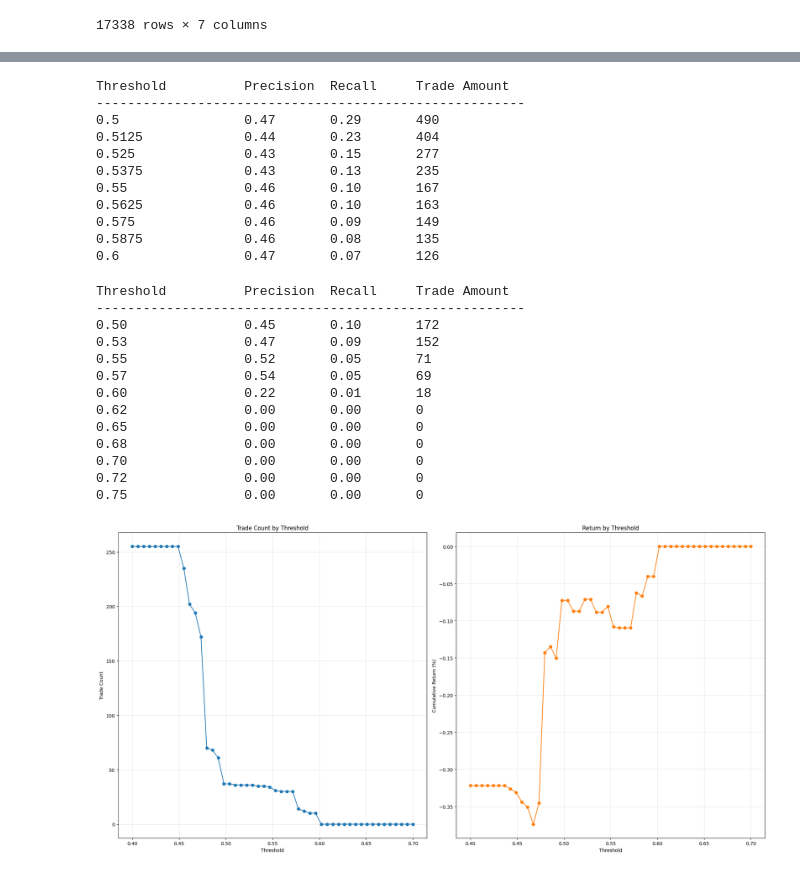
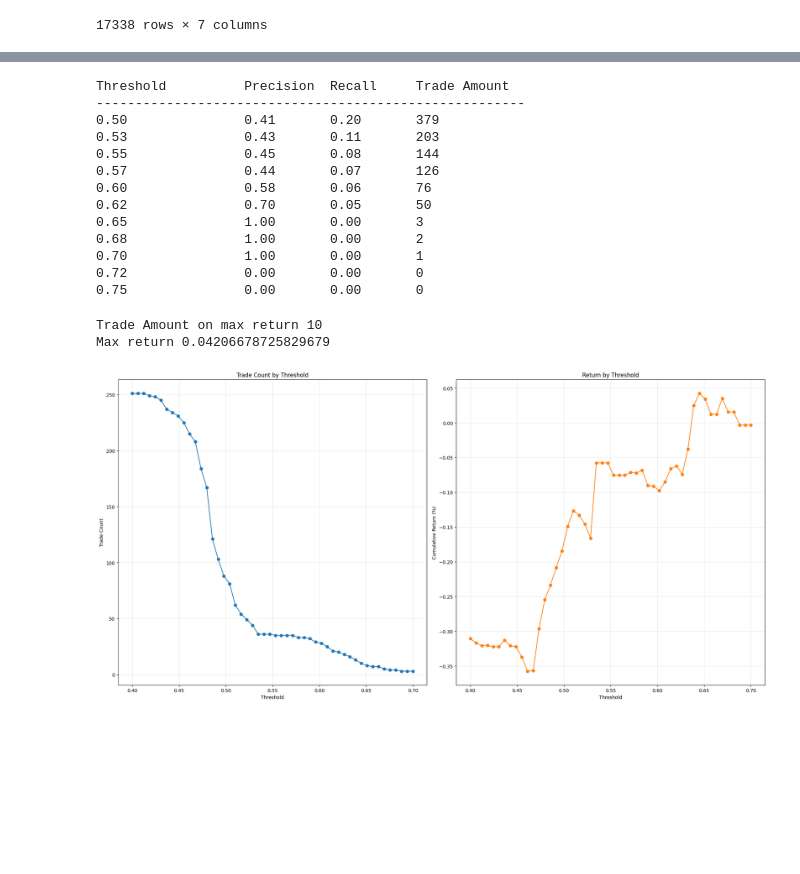
Before and after one commit to NeuralG/coin-trading-ai, a Jupyter notebook: notebooks/ai.ipynb, the cells around one changed output, grey strips where cells are left out. Cells and saved outputs as stored; diff of their text form; code cells hidden in the pictures; blank space fills up the shorter version.

Commit message:
Add positive EV model

```diff
--- a/notebooks/ai.ipynb
+++ b/notebooks/ai.ipynb
@@ -149,58 +217,12 @@ Index(['EMA_SHORT', 'EMA_MID', 'EMA_LONG', 'RSI', 'MACD_LINE', 'MACD_HIST',
       dtype='object')
-# %%
-from xgboost import XGBClassifier
-from sklearn.metrics import precision_score, recall_score
-
-
-ratio = float(np.sum(y_train == 0)) / np.sum(y_train == 1)
-
-params = {
-    "n_estimators": 300,
-    "max_depth": 3,
-    "random_state": 42,
-    "learning_rate": 0.005,
-    "scale_pos_weight": ratio,
-}
-
-model = XGBClassifier(**params)
-model.fit(X_train, y_train)
-
-
-probs = model.predict_proba(X_test)[:, 1]
-
-print(f"{'Threshold':<18} {'Precision':<10} {'Recall':<10} {'Trade Amount':<12}")
-print("-" * 55)
-
-
-for threshold in np.linspace(0.5, 0.6, 9):
-
-    preds = (probs > threshold).astype(int)
-
-    prec = precision_score(y_test, preds, zero_division=0)
-    rec = recall_score(y_test, preds, zero_division=0)
-    trade_count = preds.sum()
-
-    print(f"{threshold:<18} {prec:.2f}       {rec:.2f}       {trade_count:<12}")
-# %% [output]
-Threshold          Precision  Recall     Trade Amount
--------------------------------------------------------
-0.5                0.47       0.29       490
-0.5125             0.44       0.23       404
-0.525              0.43       0.15       277
-0.5375             0.43       0.13       235
-0.55               0.46       0.10       167
-0.5625             0.46       0.10       163
-0.575              0.46       0.09       149
-0.5875             0.46       0.08       135
-0.6                0.47       0.07       126
 # %%
 from sklearn.metrics import precision_score, recall_score, average_precision_score
 from xgboost import XGBClassifier
 
 params = {
-    "learning_rate": 0.01,
-    "n_estimators": 100,
-    "max_depth": 2,
+    "learning_rate": 0.005,
+    "n_estimators": 400,
+    "max_depth": 3,
     "random_state": 42,
 }
 model = XGBClassifier(**params)
@@ -221,15 +243,15 @@ for threshold in np.linspace(0.5, 0.75, 11):
 # %% [output]
 Threshold          Precision  Recall     Trade Amount
 -------------------------------------------------------
-0.50               0.45       0.10       172
-0.53               0.47       0.09       152
-0.55               0.52       0.05       71
-0.57               0.54       0.05       69
-0.60               0.22       0.01       18
-0.62               0.00       0.00       0
-0.65               0.00       0.00       0
-0.68               0.00       0.00       0
-0.70               0.00       0.00       0
+0.50               0.41       0.20       379
+0.53               0.43       0.11       203
+0.55               0.45       0.08       144
+0.57               0.44       0.07       126
+0.60               0.58       0.06       76
+0.62               0.70       0.05       50
+0.65               1.00       0.00       3
+0.68               1.00       0.00       2
+0.70               1.00       0.00       1
 0.72               0.00       0.00       0
 0.75               0.00       0.00       0
 # %%
@@ -318,32 +340,38 @@ for threshold in thresholds:
                 raw_return = (exit_price - entry_price) / entry_price
                 current_capital = current_capital * (1 + raw_return - COMMISSION)
                 in_trade = False
 
         elif not in_trade:
             if signals[i] == 1:
                 in_trade = True
                 entry_price = current_open
                 exit_step_limit = i + HOLD_PERIOD
                 trade_count += 1
 
     total_return = (current_capital - INITIAL_CAPITAL) / INITIAL_CAPITAL
     returns.append(total_return)
     trade_amounts.append(trade_count)
 
 
 ax1.plot(thresholds, trade_amounts, marker="o", color="tab:blue")
 ax1.set_title("Trade Count by Threshold")
 ax1.set_xlabel("Threshold")
 ax1.set_ylabel("Trade Count")
 ax1.grid(True, alpha=0.3)
 
 ax2.plot(thresholds, returns, marker="o", color="tab:orange")
 ax2.set_title("Return by Threshold")
 ax2.set_xlabel("Threshold")
 ax2.set_ylabel("Cumulative Return (%)")
 ax2.grid(True, alpha=0.3)
 
 plt.tight_layout()
-plt.show()
+
+idx = np.argmax(returns)
+
+print(f"Trade Amount on max return: {trade_amounts[idx]}")
+print(f"Max return: {returns[idx]}")
 # %% [output]
+Trade Amount on max return 10
+Max return 0.04206678725829679
-[figure, old version]
+[figure, new version]
```
Also changed, not shown: parts of 2 cells of this notebook.
